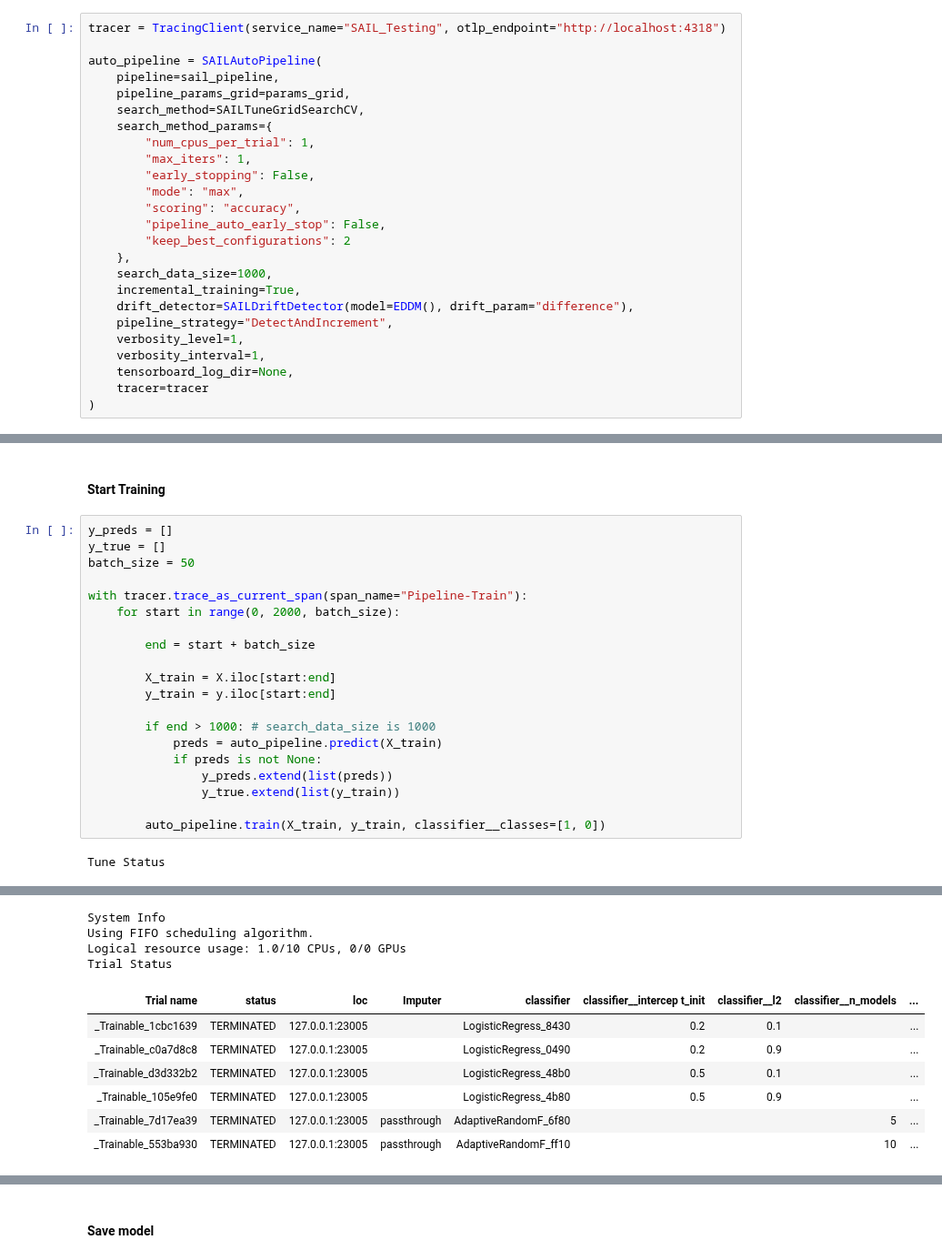
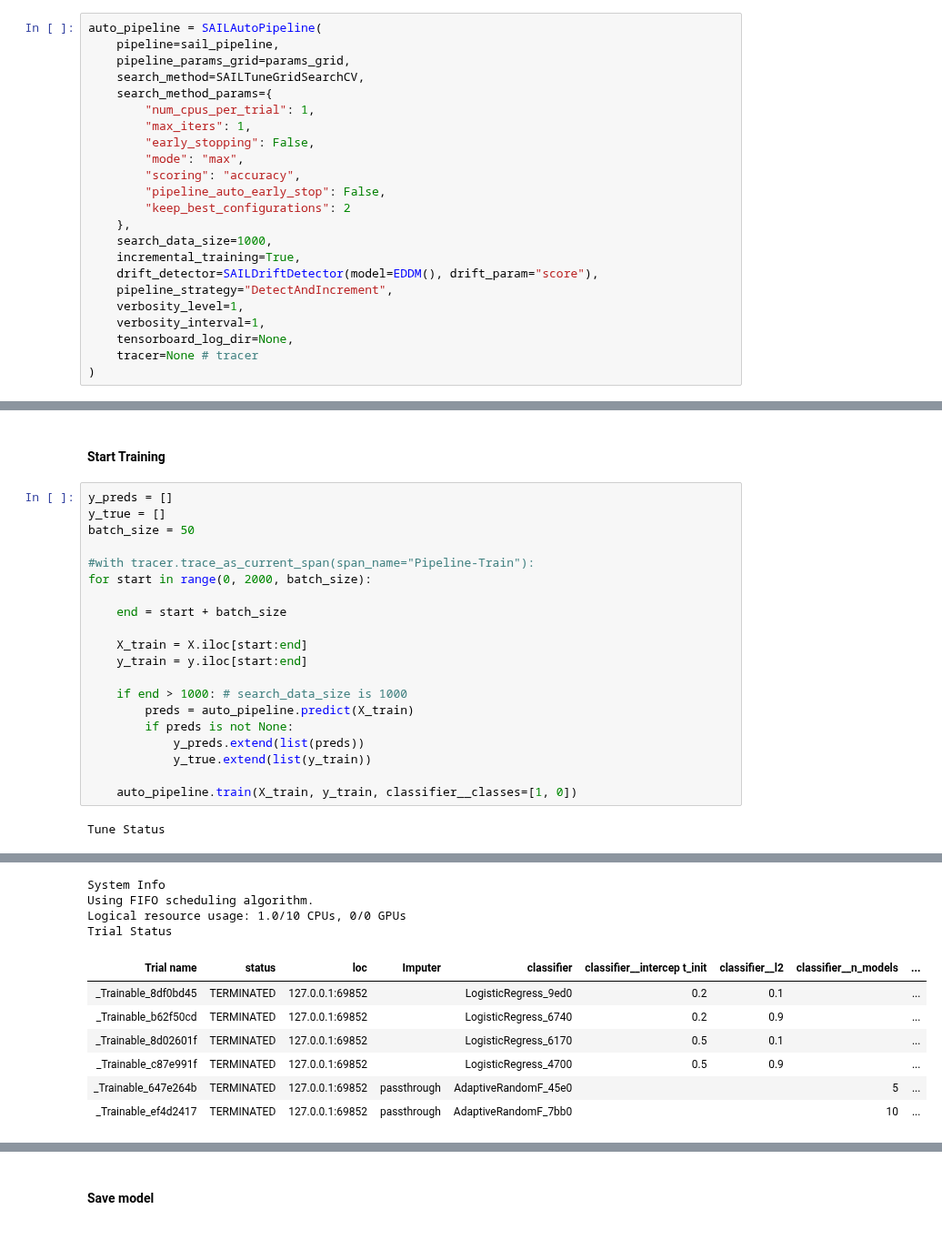
Before and after one commit to IBM/sail, a Jupyter notebook: examples/models/auto_ml/sail_auto_pipeline_classification.ipynb, the cells around one changed output, grey strips where cells are left out. Shown at 91% size. Cells and saved outputs as stored; diff of their text form.

```diff
--- a/examples/models/auto_ml/sail_auto_pipeline_classification.ipynb
+++ b/examples/models/auto_ml/sail_auto_pipeline_classification.ipynb
@@ -59,6 +61,4 @@ params_grid = [
 # %%
-tracer = TracingClient(service_name="SAIL_Testing", otlp_endpoint="http://localhost:4318")
-
 auto_pipeline = SAILAutoPipeline(
     pipeline=sail_pipeline,
     pipeline_params_grid=params_grid,
@@ -74,11 +74,11 @@ auto_pipeline = SAILAutoPipeline(
     },
     search_data_size=1000,
     incremental_training=True,
-    drift_detector=SAILDriftDetector(model=EDDM(), drift_param="difference"),
+    drift_detector=SAILDriftDetector(model=EDDM(), drift_param="score"),
     pipeline_strategy="DetectAndIncrement",
     verbosity_level=1,
     verbosity_interval=1,
     tensorboard_log_dir=None,
-    tracer=tracer
+    tracer=None # tracer
 )
 # %% [output]
@@ -90,20 +90,20 @@ y_preds = []
 y_true = []
 batch_size = 50
 
-with tracer.trace_as_current_span(span_name="Pipeline-Train"):
-    for start in range(0, 2000, batch_size):
+#with tracer.trace_as_current_span(span_name="Pipeline-Train"):
+for start in range(0, 2000, batch_size):
 
-        end = start + batch_size
+    end = start + batch_size
 
-        X_train = X.iloc[start:end]
-        y_train = y.iloc[start:end]
+    X_train = X.iloc[start:end]
+    y_train = y.iloc[start:end]
 
-        if end > 1000: # search_data_size is 1000
-            preds = auto_pipeline.predict(X_train)
-            if preds is not None:
-                y_preds.extend(list(preds))
-                y_true.extend(list(y_train))
+    if end > 1000: # search_data_size is 1000
+        preds = auto_pipeline.predict(X_train)
+        if preds is not None:
+            y_preds.extend(list(preds))
+            y_true.extend(list(y_train))
 
-        auto_pipeline.train(X_train, y_train, classifier__classes=[1, 0])
+    auto_pipeline.train(X_train, y_train, classifier__classes=[1, 0])
 # %% [output]
 Tune Status
@@ -113,11 +113,11 @@ Tune Status
 System Info
 Using FIFO scheduling algorithm.
 Logical resource usage: 1.0/10 CPUs, 0/0 GPUs
 Trial Status
 | Trial name | status | loc | Imputer | classifier | classifier__intercep t_init | classifier__l2 | classifier__n_models | ... |
-| _Trainable_1cbc1639 | TERMINATED | 127.0.0.1:23005 |  | LogisticRegress_8430 | 0.2 | 0.1 |  | ... |
-| _Trainable_c0a7d8c8 | TERMINATED | 127.0.0.1:23005 |  | LogisticRegress_0490 | 0.2 | 0.9 |  | ... |
-| _Trainable_d3d332b2 | TERMINATED | 127.0.0.1:23005 |  | LogisticRegress_48b0 | 0.5 | 0.1 |  | ... |
-| _Trainable_105e9fe0 | TERMINATED | 127.0.0.1:23005 |  | LogisticRegress_4b80 | 0.5 | 0.9 |  | ... |
-| _Trainable_7d17ea39 | TERMINATED | 127.0.0.1:23005 | passthrough | AdaptiveRandomF_6f80 |  |  | 5 | ... |
-| _Trainable_553ba930 | TERMINATED | 127.0.0.1:23005 | passthrough | AdaptiveRandomF_ff10 |  |  | 10 | ... |
+| _Trainable_8df0bd45 | TERMINATED | 127.0.0.1:69852 |  | LogisticRegress_9ed0 | 0.2 | 0.1 |  | ... |
+| _Trainable_b62f50cd | TERMINATED | 127.0.0.1:69852 |  | LogisticRegress_6740 | 0.2 | 0.9 |  | ... |
+| _Trainable_8d02601f | TERMINATED | 127.0.0.1:69852 |  | LogisticRegress_6170 | 0.5 | 0.1 |  | ... |
+| _Trainable_c87e991f | TERMINATED | 127.0.0.1:69852 |  | LogisticRegress_4700 | 0.5 | 0.9 |  | ... |
+| _Trainable_647e264b | TERMINATED | 127.0.0.1:69852 | passthrough | AdaptiveRandomF_45e0 |  |  | 5 | ... |
+| _Trainable_ef4d2417 | TERMINATED | 127.0.0.1:69852 | passthrough | AdaptiveRandomF_7bb0 |  |  | 10 | ... |
```
Also changed, not shown: parts of 8 cells of this notebook, 20 other files.
